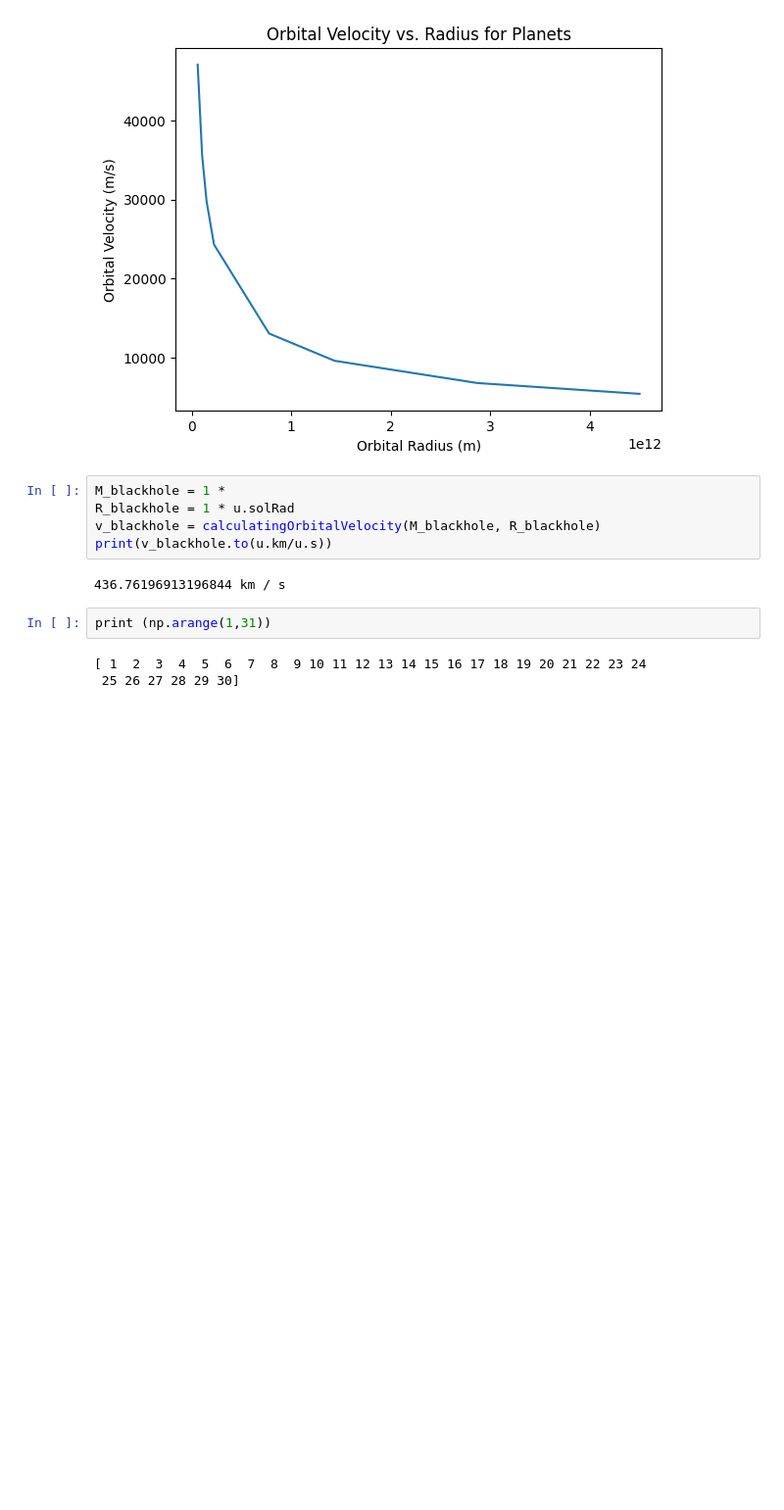
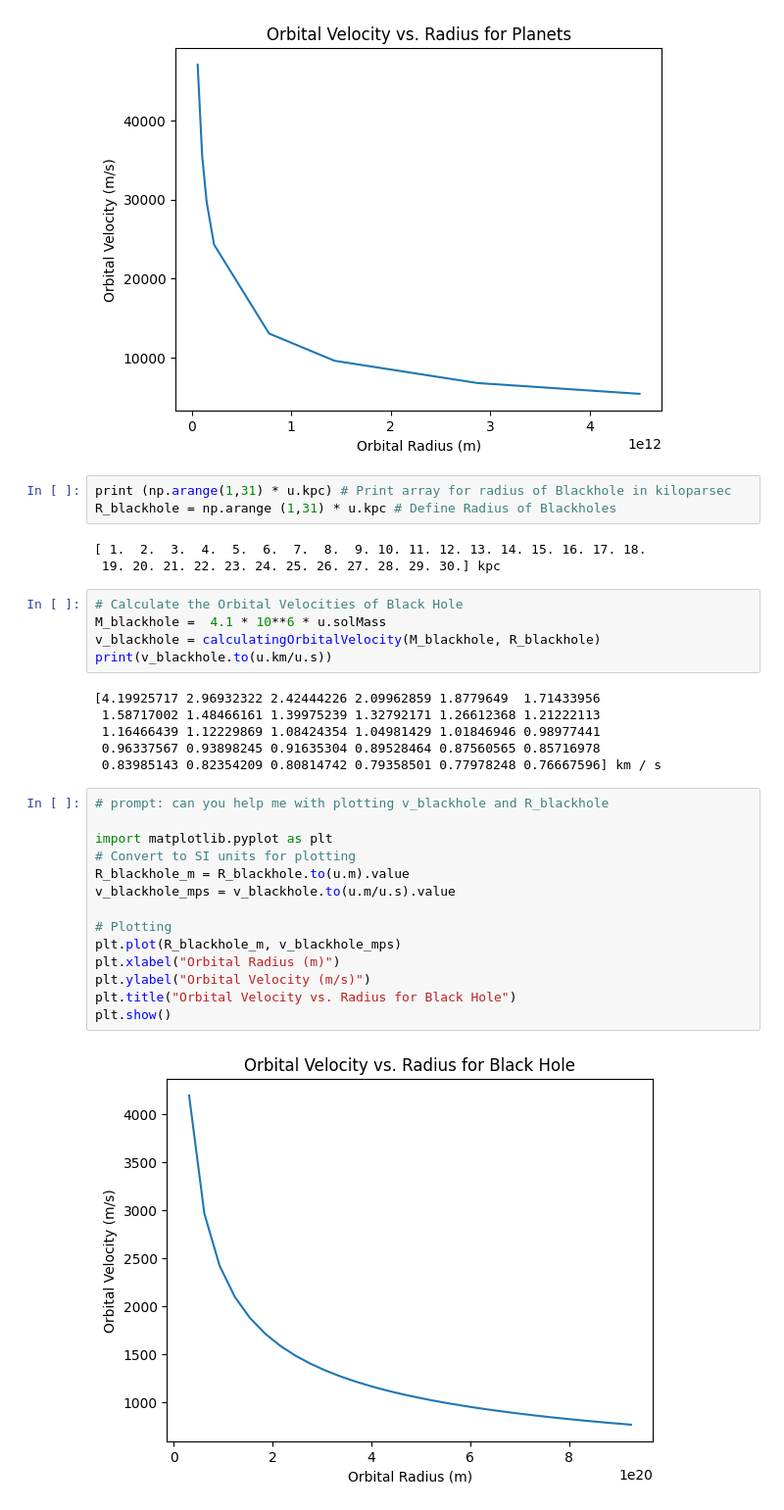
Before and after one commit to Fndong/ASTRO1221, a Jupyter notebook: CalculatingRotationCurveForCentralBlackHole.ipynb, the cells around one changed output. Shown at 98% size. Saved outputs shown, nothing was run; the diff lists cells and outputs as text; blank space fills up the shorter version.

```diff
--- a/CalculatingRotationCurveForCentralBlackHole.ipynb
+++ b/CalculatingRotationCurveForCentralBlackHole.ipynb
@@ -58,15 +58,36 @@ plt.title("Orbital Velocity vs. Radius for Planets")
 plt.show()
 # %% [output]
 [figure]
+# %%
+print (np.arange(1,31) * u.kpc) # Print array for radius of Blackhole in kiloparsec
+R_blackhole = np.arange (1,31) * u.kpc # Define Radius of Blackholes
+# %% [output]
+[ 1.  2.  3.  4.  5.  6.  7.  8.  9. 10. 11. 12. 13. 14. 15. 16. 17. 18.
+ 19. 20. 21. 22. 23. 24. 25. 26. 27. 28. 29. 30.] kpc
 # %%
-M_blackhole = 1 *
-R_blackhole = 1 * u.solRad
+# Calculate the Orbital Velocities of Black Hole
+M_blackhole =  4.1 * 10**6 * u.solMass
 v_blackhole = calculatingOrbitalVelocity(M_blackhole, R_blackhole)
 print(v_blackhole.to(u.km/u.s))
 # %% [output]
-436.76196913196844 km / s
+[4.19925717 2.96932322 2.42444226 2.09962859 1.8779649  1.71433956
+ 1.58717002 1.48466161 1.39975239 1.32792171 1.26612368 1.21222113
+ 1.16466439 1.12229869 1.08424354 1.04981429 1.01846946 0.98977441
+ 0.96337567 0.93898245 0.91635304 0.89528464 0.87560565 0.85716978
+ 0.83985143 0.82354209 0.80814742 0.79358501 0.77978248 0.76667596] km / s
-# %%
-print (np.arange(1,31))
-# %% [output]
-[ 1  2  3  4  5  6  7  8  9 10 11 12 13 14 15 16 17 18 19 20 21 22 23 24
- 25 26 27 28 29 30]
+# %%
+# prompt: can you help me with plotting v_blackhole and R_blackhole
+
+import matplotlib.pyplot as plt
+# Convert to SI units for plotting
+R_blackhole_m = R_blackhole.to(u.m).value
+v_blackhole_mps = v_blackhole.to(u.m/u.s).value
+
+# Plotting
+plt.plot(R_blackhole_m, v_blackhole_mps)
+plt.xlabel("Orbital Radius (m)")
+plt.ylabel("Orbital Velocity (m/s)")
+plt.title("Orbital Velocity vs. Radius for Black Hole")
+plt.show()
+# %% [output]
+[figure, added]
```
